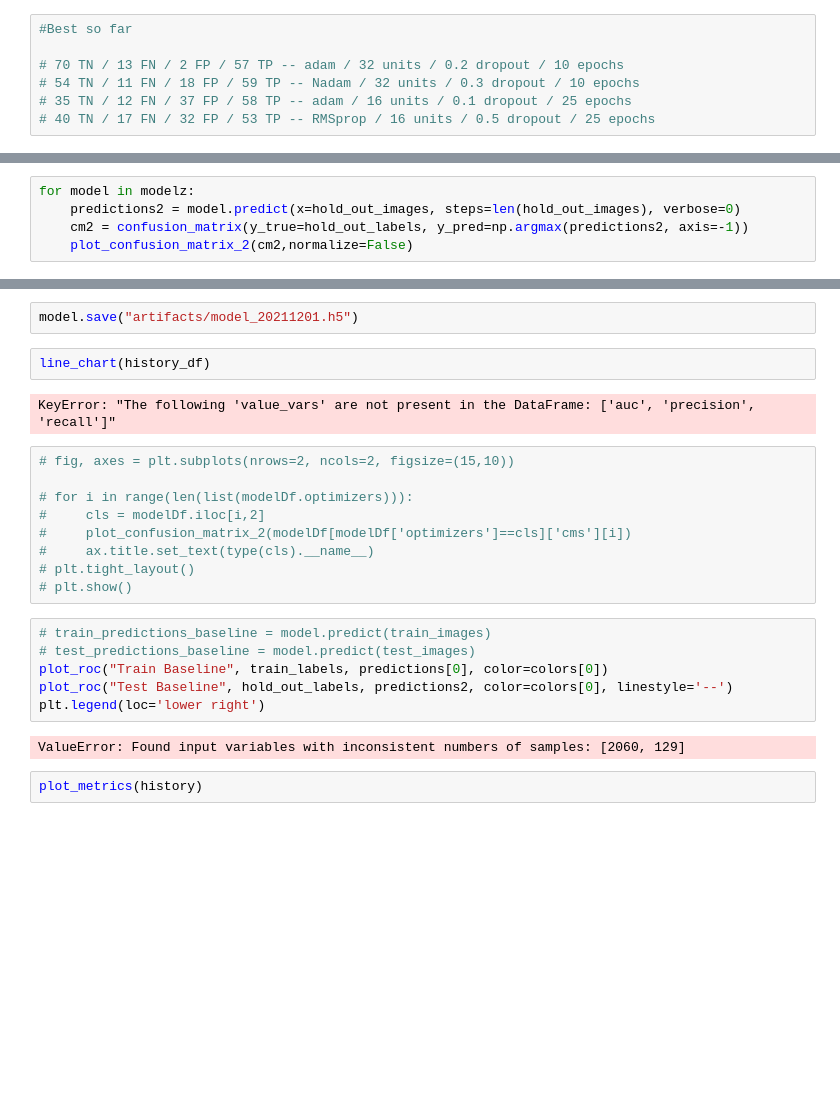
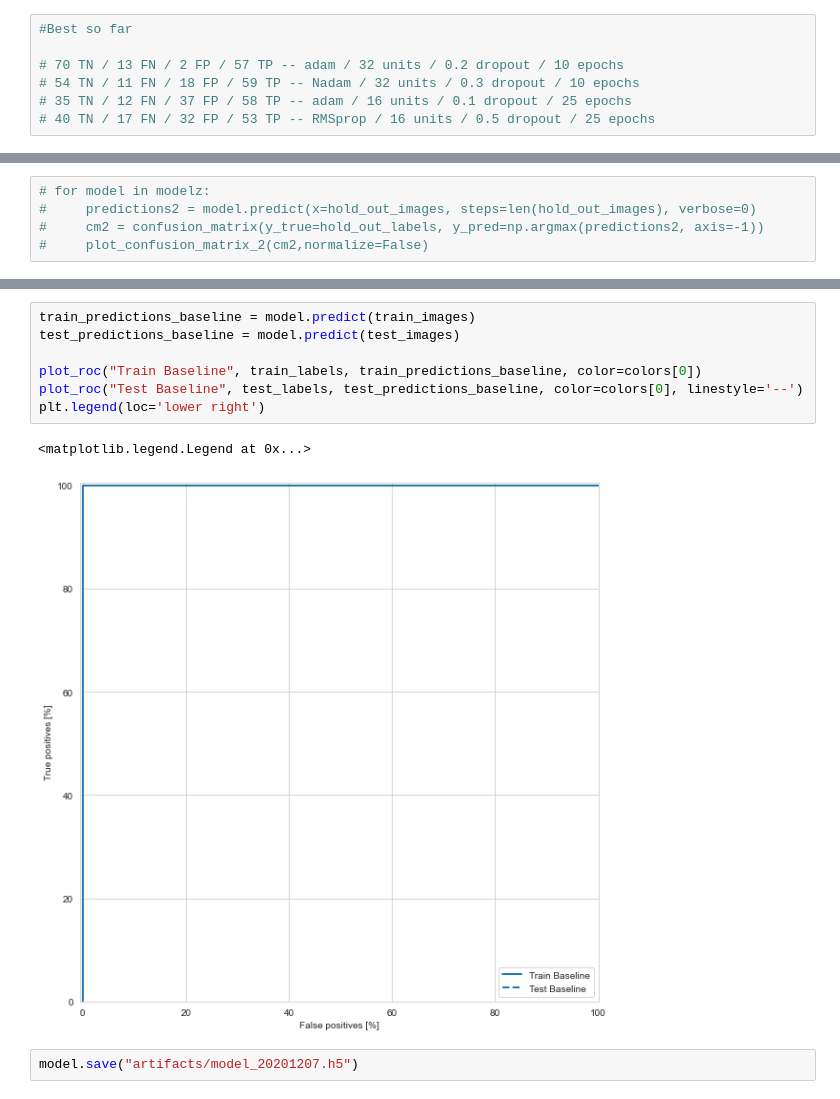
Before and after one commit to sdeittrick/Wildfire_Detection_Capstone_697, a Jupyter notebook: wildfire_prediction_pipeline/model_aggregation.ipynb, the cells around one changed output, grey strips where cells are left out. Cells and saved outputs as stored; diff of their text form; blank space fills up the shorter version.

```diff
--- a/wildfire_prediction_pipeline/model_aggregation.ipynb
+++ b/wildfire_prediction_pipeline/model_aggregation.ipynb
@@ -277,5 +286,5 @@ plot_confusion_matrix_2(modelDf['cms'].values[0],normalize=False)
 # %%
-for model in modelz:
-    predictions2 = model.predict(x=hold_out_images, steps=len(hold_out_images), verbose=0)
-    cm2 = confusion_matrix(y_true=hold_out_labels, y_pred=np.argmax(predictions2, axis=-1))
-    plot_confusion_matrix_2(cm2,normalize=False)
+# for model in modelz:
+#     predictions2 = model.predict(x=hold_out_images, steps=len(hold_out_images), verbose=0)
+#     cm2 = confusion_matrix(y_true=hold_out_labels, y_pred=np.argmax(predictions2, axis=-1))
+#     plot_confusion_matrix_2(cm2,normalize=False)
@@ -354,25 +306,12 @@ history_df = histories[0]
+# %%
+train_predictions_baseline = model.predict(train_images)
+test_predictions_baseline = model.predict(test_images)
+
+plot_roc("Train Baseline", train_labels, train_predictions_baseline, color=colors[0])
+plot_roc("Test Baseline", test_labels, test_predictions_baseline, color=colors[0], linestyle='--')
+plt.legend(loc='lower right')
+# %% [output]
+<matplotlib.legend.Legend at 0x...>
+[figure, added]
 # %%
-model.save("artifacts/model_20211201.h5")
+model.save("artifacts/model_20201207.h5")
-# %%
-line_chart(history_df)
-# %% [output]
-KeyError: "The following 'value_vars' are not present in the DataFrame: ['auc', 'precision', 'recall']"
-# %%
-# fig, axes = plt.subplots(nrows=2, ncols=2, figsize=(15,10))
-
-# for i in range(len(list(modelDf.optimizers))):
-#     cls = modelDf.iloc[i,2]
-#     plot_confusion_matrix_2(modelDf[modelDf['optimizers']==cls]['cms'][i])
-#     ax.title.set_text(type(cls).__name__)
-# plt.tight_layout()
-# plt.show()
-# %%
-# train_predictions_baseline = model.predict(train_images)
-# test_predictions_baseline = model.predict(test_images)
-plot_roc("Train Baseline", train_labels, predictions[0], color=colors[0])
-plot_roc("Test Baseline", hold_out_labels, predictions2, color=colors[0], linestyle='--')
-plt.legend(loc='lower right')
-# %% [output]
-ValueError: Found input variables with inconsistent numbers of samples: [2060, 129]
-# %%
-plot_metrics(history)
```
Also changed, not shown: parts of 19 cells of this notebook, 13 other files.
